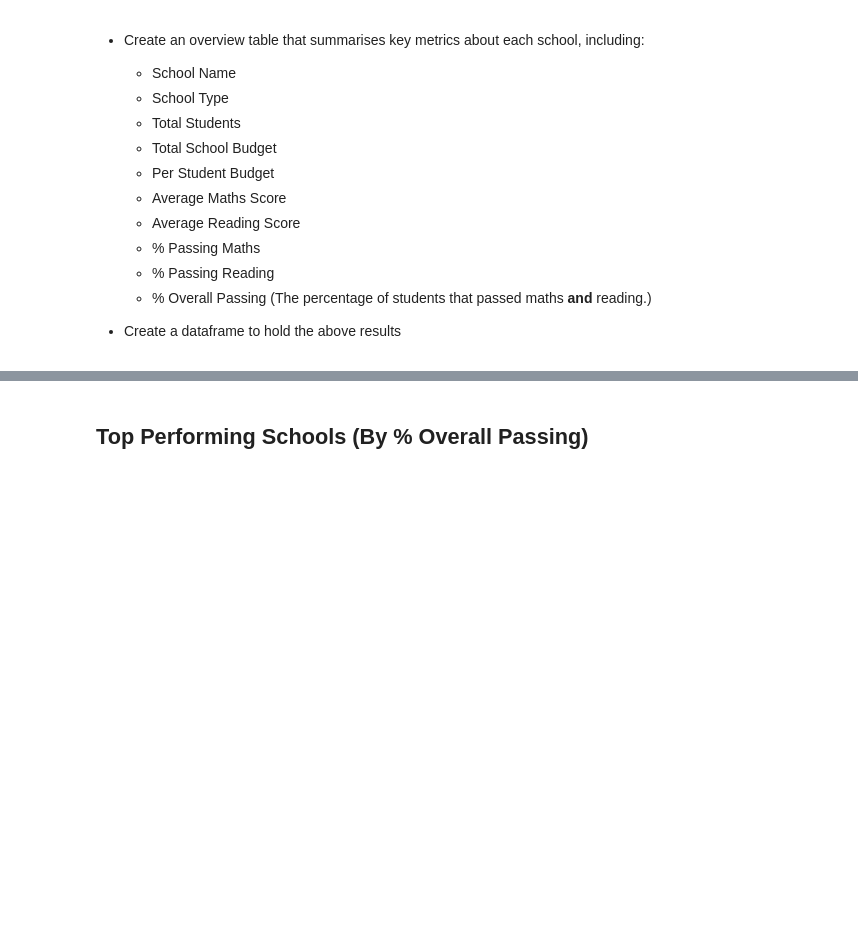
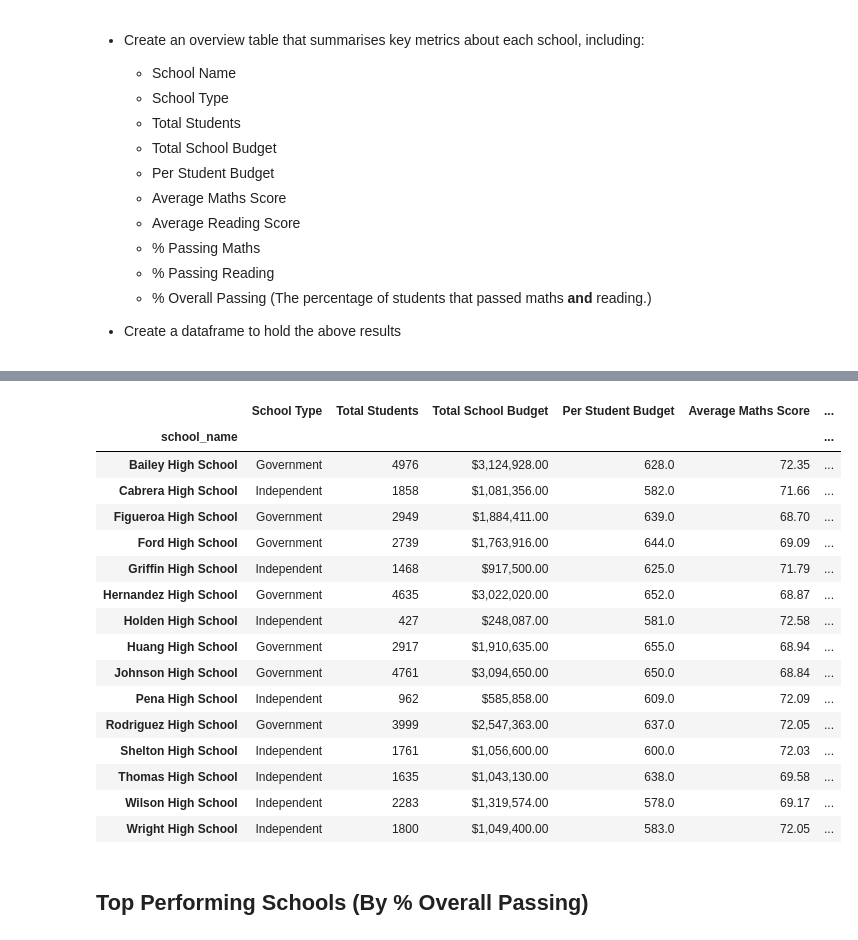
Before and after one commit to JulieKent/BootCamp_pandas-challenge, a Jupyter notebook: PyCitySchools/PyCitySchools_starter.ipynb, the cells around one changed output, grey strips where cells are left out. Cells and saved outputs as stored; diff of their text form; code cells hidden in the pictures; blank space fills up the shorter version.

Commit message:
School Summary Complete

```diff
--- a/PyCitySchools/PyCitySchools_starter.ipynb
+++ b/PyCitySchools/PyCitySchools_starter.ipynb
@@ -155,0 +138,3 @@ results.style.format({
+# %%
+#Group data by School name
+school_groups = school_data_complete.groupby(['school_name'])
@@ -156,3 +167,45 @@ results.style.format({
+# %%
+# create dictionary to hold results
+sch_summary_result_dict = { "School Type" : sch_type,
+                   "Total Students" : sch_stu,
+                   "Total School Budget" : sch_budget,
+                   "Per Student Budget" : stu_budget,
+                   "Average Maths Score" : sch_avg_maths,
+                   "Average Reading Score" : sch_avg_reading,
+                   "% Passing Maths" : sch_pass_maths_perc,
+                   "% Passing Reading" : sch_pass_read_perc,
+                   "% Overall Passing" : sch_pass_mr_perc}
+# %%
+#create dataframe from dictionary
+sch_summary_result = pd.DataFrame(sch_summary_result_dict)
+
+#format dataframe columns
+sch_summary_result["Total School Budget"] = sch_summary_result["Total School Budget"].map("${:,.2f}".format)
+sch_summary_result["Average Maths Score"] = sch_summary_result["Average Maths Score"].map("{:,.2f}".format)
+sch_summary_result["Average Reading Score"] = sch_summary_result["Average Reading Score"].map("{:,.2f}".format)
+sch_summary_result["% Passing Maths"] = sch_summary_result["% Passing Maths"].map("{:,.2f}%".format)
+sch_summary_result["% Passing Reading"] = sch_summary_result["% Passing Reading"].map("{:,.2f}%".format)
+sch_summary_result["% Overall Passing"] = sch_summary_result["% Overall Passing"].map("{:,.2f}%".format)
+
+sch_summary_result
+# %% [output]
+|  | School Type | Total Students | Total School Budget | Per Student Budget | Average Maths Score | ... |
+| school_name |  |  |  |  |  | ... |
+| Bailey High School | Government | 4976 | $3,124,928.00 | 628.0 | 72.35 | ... |
+| Cabrera High School | Independent | 1858 | $1,081,356.00 | 582.0 | 71.66 | ... |
+| Figueroa High School | Government | 2949 | $1,884,411.00 | 639.0 | 68.70 | ... |
+| Ford High School | Government | 2739 | $1,763,916.00 | 644.0 | 69.09 | ... |
+| Griffin High School | Independent | 1468 | $917,500.00 | 625.0 | 71.79 | ... |
+| Hernandez High School | Government | 4635 | $3,022,020.00 | 652.0 | 68.87 | ... |
+| Holden High School | Independent | 427 | $248,087.00 | 581.0 | 72.58 | ... |
+| Huang High School | Government | 2917 | $1,910,635.00 | 655.0 | 68.94 | ... |
+| Johnson High School | Government | 4761 | $3,094,650.00 | 650.0 | 68.84 | ... |
+| Pena High School | Independent | 962 | $585,858.00 | 609.0 | 72.09 | ... |
+| Rodriguez High School | Government | 3999 | $2,547,363.00 | 637.0 | 72.05 | ... |
+| Shelton High School | Independent | 1761 | $1,056,600.00 | 600.0 | 72.03 | ... |
+| Thomas High School | Independent | 1635 | $1,043,130.00 | 638.0 | 69.58 | ... |
+| Wilson High School | Independent | 2283 | $1,319,574.00 | 578.0 | 69.17 | ... |
+| Wright High School | Independent | 1800 | $1,049,400.00 | 583.0 | 72.05 | ... |
 # %% [markdown]
 ## Top Performing Schools (By % Overall Passing)
 # %% [markdown]
```
Also changed, not shown: parts of 2 cells of this notebook.
